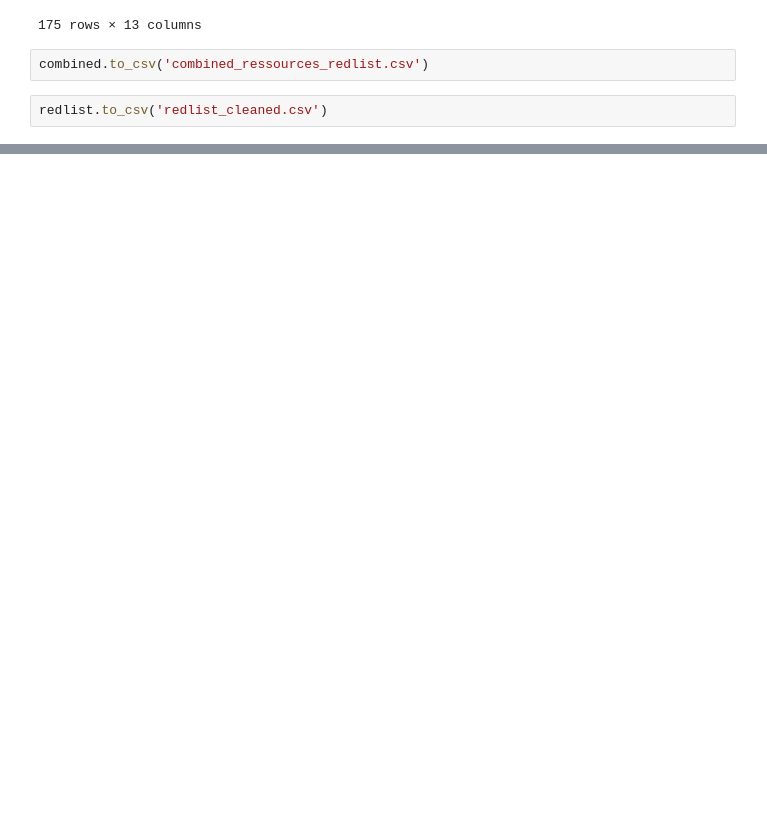
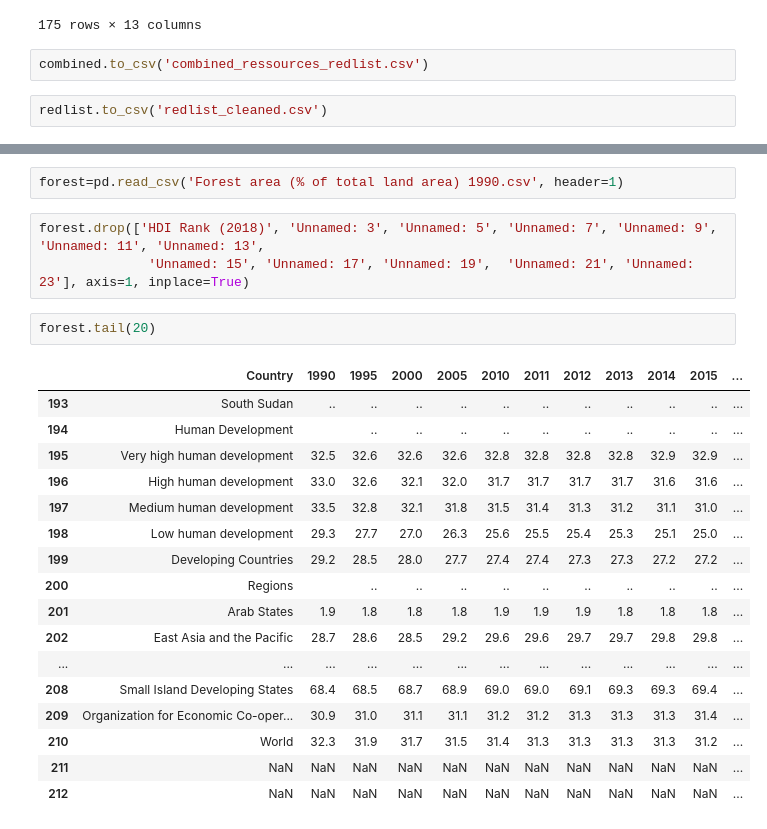
Before and after one commit to mattcoget/Project-HDI, a Jupyter notebook: Natural ressources depletion.ipynb, the cells around one changed output, grey strips where cells are left out. Saved outputs shown, nothing was run; the diff lists cells and outputs as text; blank space fills up the shorter version.

```diff
--- a/Natural ressources depletion.ipynb
+++ b/Natural ressources depletion.ipynb
@@ -435,0 +994,25 @@ redlist.to_csv('redlist_cleaned.csv')
+# %%
+forest=pd.read_csv('Forest area (% of total land area) 1990.csv', header=1)
+# %%
+forest.drop(['HDI Rank (2018)', 'Unnamed: 3', 'Unnamed: 5', 'Unnamed: 7', 'Unnamed: 9', 'Unnamed: 11', 'Unnamed: 13',
+              'Unnamed: 15', 'Unnamed: 17', 'Unnamed: 19',  'Unnamed: 21', 'Unnamed: 23'], axis=1, inplace=True)
+# %%
+forest.tail(20)
+# %% [output]
+|  | Country | 1990 | 1995 | 2000 | 2005 | 2010 | 2011 | 2012 | 2013 | 2014 | 2015 | ... |
+| 193 | South Sudan | .. | .. | .. | .. | .. | .. | .. | .. | .. | .. | ... |
+| 194 | Human Development |  | .. | .. | .. | .. | .. | .. | .. | .. | .. | ... |
+| 195 | Very high human development | 32.5 | 32.6 | 32.6 | 32.6 | 32.8 | 32.8 | 32.8 | 32.8 | 32.9 | 32.9 | ... |
+| 196 | High human development | 33.0 | 32.6 | 32.1 | 32.0 | 31.7 | 31.7 | 31.7 | 31.7 | 31.6 | 31.6 | ... |
+| 197 | Medium human development | 33.5 | 32.8 | 32.1 | 31.8 | 31.5 | 31.4 | 31.3 | 31.2 | 31.1 | 31.0 | ... |
+| 198 | Low human development | 29.3 | 27.7 | 27.0 | 26.3 | 25.6 | 25.5 | 25.4 | 25.3 | 25.1 | 25.0 | ... |
+| 199 | Developing Countries | 29.2 | 28.5 | 28.0 | 27.7 | 27.4 | 27.4 | 27.3 | 27.3 | 27.2 | 27.2 | ... |
+| 200 | Regions |  | .. | .. | .. | .. | .. | .. | .. | .. | .. | ... |
+| 201 | Arab States | 1.9 | 1.8 | 1.8 | 1.8 | 1.9 | 1.9 | 1.9 | 1.8 | 1.8 | 1.8 | ... |
+| 202 | East Asia and the Pacific | 28.7 | 28.6 | 28.5 | 29.2 | 29.6 | 29.6 | 29.7 | 29.7 | 29.8 | 29.8 | ... |
+| ... | ... | ... | ... | ... | ... | ... | ... | ... | ... | ... | ... | ... |
+| 208 | Small Island Developing States | 68.4 | 68.5 | 68.7 | 68.9 | 69.0 | 69.0 | 69.1 | 69.3 | 69.3 | 69.4 | ... |
+| 209 | Organization for Economic Co-oper... | 30.9 | 31.0 | 31.1 | 31.1 | 31.2 | 31.2 | 31.3 | 31.3 | 31.3 | 31.4 | ... |
+| 210 | World | 32.3 | 31.9 | 31.7 | 31.5 | 31.4 | 31.3 | 31.3 | 31.3 | 31.3 | 31.2 | ... |
+| 211 | NaN | NaN | NaN | NaN | NaN | NaN | NaN | NaN | NaN | NaN | NaN | ... |
+| 212 | NaN | NaN | NaN | NaN | NaN | NaN | NaN | NaN | NaN | NaN | NaN | ... |
```
Also changed, not shown: parts of 145 cells of this notebook, 22 other files.
